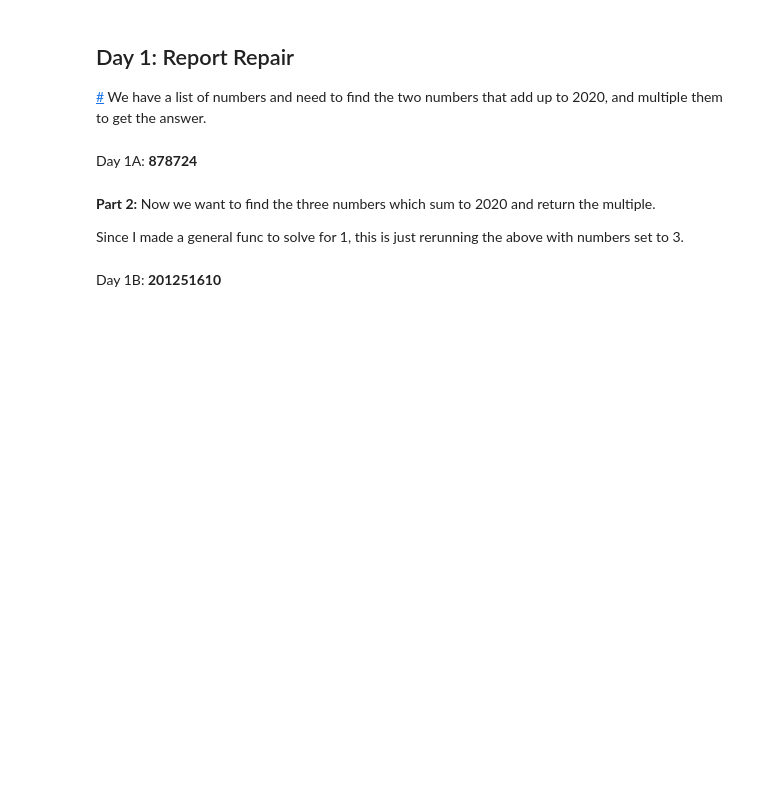
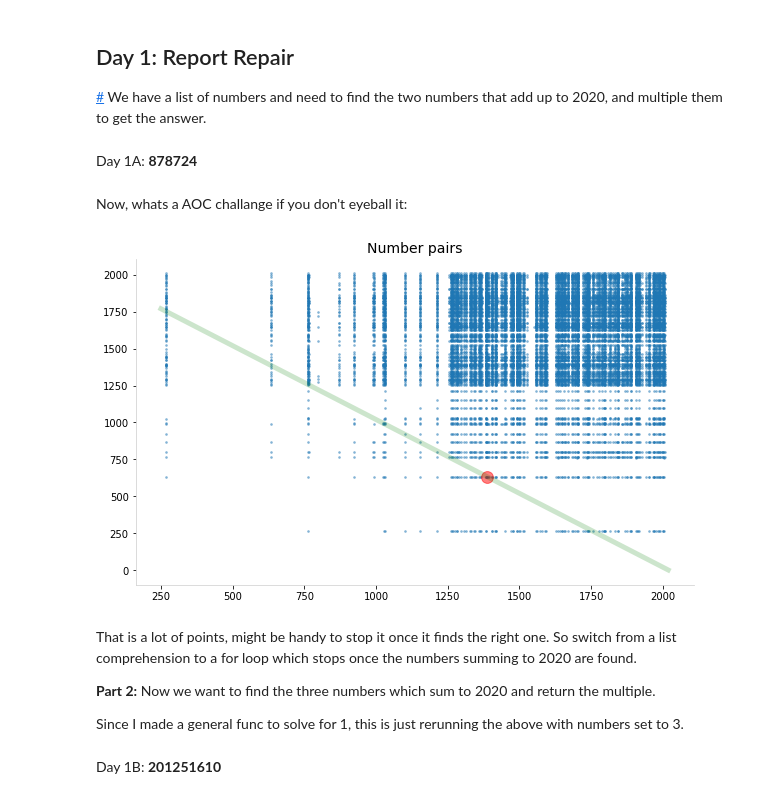
Before and after one commit to khalido/blog, a Jupyter notebook: notebooks/advent-of-code-2020.ipynb, the cells around one changed output. Drawn from its saved outputs; the diff is of its cells as text; code cells hidden in the pictures; blank space fills up the shorter version.

```diff
--- a/notebooks/advent-of-code-2020.ipynb
+++ b/notebooks/advent-of-code-2020.ipynb
@@ -94,7 +113,30 @@ assert solve_1(test1) == 514579
 printmd(f"Day 1A: **{solve_1(inp1)}**")
 # %% [output]
 Day 1A: **878724**
+# %% [markdown]
+Now, whats a AOC challange if you don't eyeball it:
+# %%
+# the points to scatter
+nums = [i for i in itertools.combinations(parse_1(inp1), 2)]
+x, y = zip(*nums)
+
+# the winning point
+X, Y = [i for i in nums if sum(i)==2020][0]
+
+# the bingo line
+lx = list(range(250,2020))
+ly = list(range(2020-250, 0,-1))
+
+fig = plt.figure(figsize=(10,6))
+plt.title("Number pairs")
+plt.scatter(x, y, alpha=0.4, s=3)
+plt.scatter(X, Y, color="red", s=140, alpha=0.5)
+plt.plot(lx, ly, lw=5, alpha=0.2, color="green");
+# %% [output]
+[figure, added]
 # %% [markdown]
+That is a lot of points, might be handy to stop it once it finds the right one. So switch from a list comprehension to a for loop which stops once the numbers summing to 2020 are found.
+
 **Part 2:** Now we want to find the three numbers which sum to 2020 and return the multiple.
 
 Since I made a general func to solve for 1, this is just rerunning the above with numbers set to 3.
```
Also changed, not shown: parts of 10 cells of this notebook, 4 other files.
